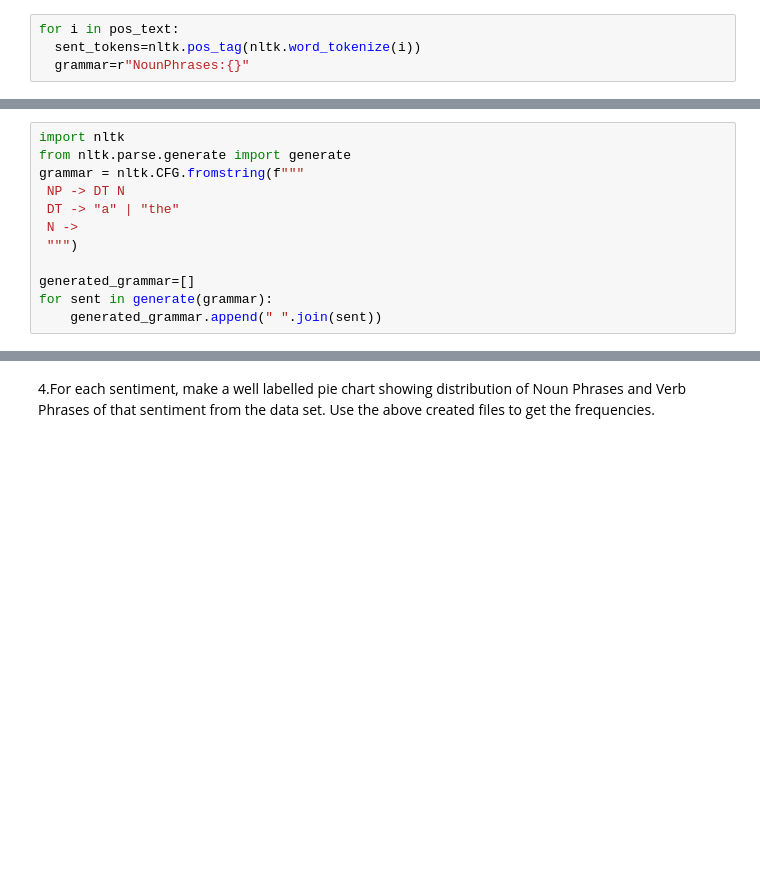
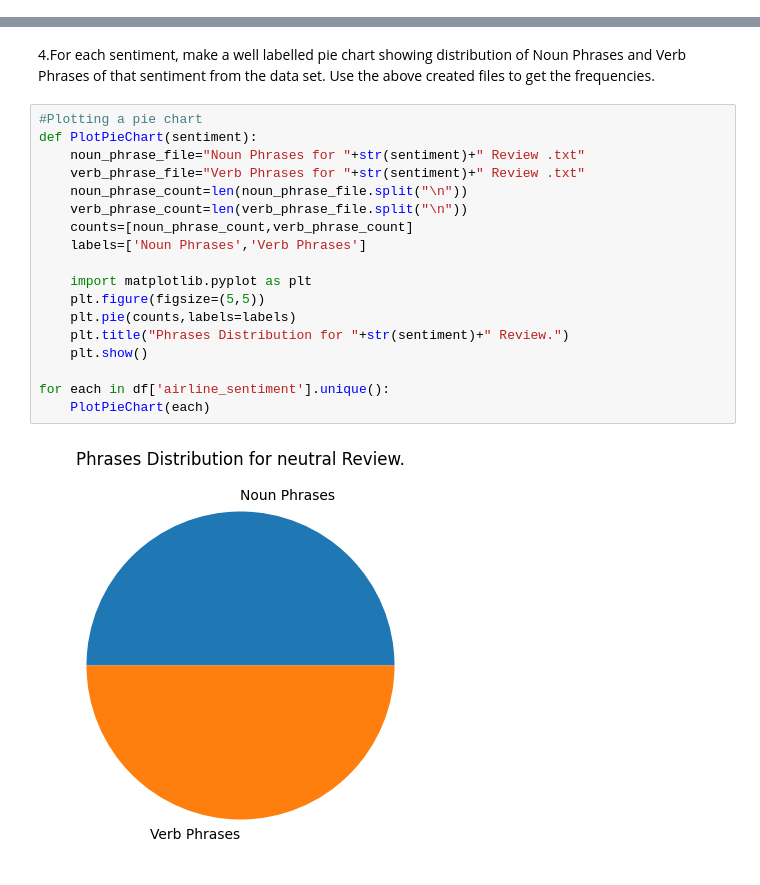
Before and after one commit to vvtrip/NLP_DL_Course, a Jupyter notebook: 6 - Assignment_6.ipynb, the cells around one changed output, grey strips where cells are left out. Cells and saved outputs as stored; diff of their text form; blank space fills up the shorter version.

```diff
--- a/6 - Assignment_6.ipynb
+++ b/6 - Assignment_6.ipynb
@@ -51,4 +68,0 @@ neu_text = df[df.airline_sentiment == 'neutral']['text']
-# %%
-for i in pos_text:
-  sent_tokens=nltk.pos_tag(nltk.word_tokenize(i))
-  grammar=r"NounPhrases:{}"
@@ -68,12 +68,0 @@ Name: text, Length: 2363, dtype: object
-# %%
-import nltk
-from nltk.parse.generate import generate
-grammar = nltk.CFG.fromstring(f"""
- NP -> DT N
- DT -> "a" | "the"
- N ->
- """)
-
-generated_grammar=[]
-for sent in generate(grammar):
-    generated_grammar.append(" ".join(sent))
@@ -85,3 +140,23 @@ ve , negative and neutral so 3 files will be created.
 # %% [markdown]
 4.For each sentiment, make a well labelled pie chart showing distribution of Noun Phrases and Verb Phrases of that sentiment
 from the data set. Use the above created files to get the frequencies.
+# %%
+#Plotting a pie chart
+def PlotPieChart(sentiment):
+    noun_phrase_file="Noun Phrases for "+str(sentiment)+" Review .txt"
+    verb_phrase_file="Verb Phrases for "+str(sentiment)+" Review .txt"
+    noun_phrase_count=len(noun_phrase_file.split("\n"))
+    verb_phrase_count=len(verb_phrase_file.split("\n"))
+    counts=[noun_phrase_count,verb_phrase_count]
+    labels=['Noun Phrases','Verb Phrases']
+
+    import matplotlib.pyplot as plt
+    plt.figure(figsize=(5,5))
+    plt.pie(counts,labels=labels)
+    plt.title("Phrases Distribution for "+str(sentiment)+" Review.")
+    plt.show()
+
+for each in df['airline_sentiment'].unique():
+    PlotPieChart(each)
+# %% [output]
+[figure, added]
```
Also changed, not shown: parts of 7 cells of this notebook.
